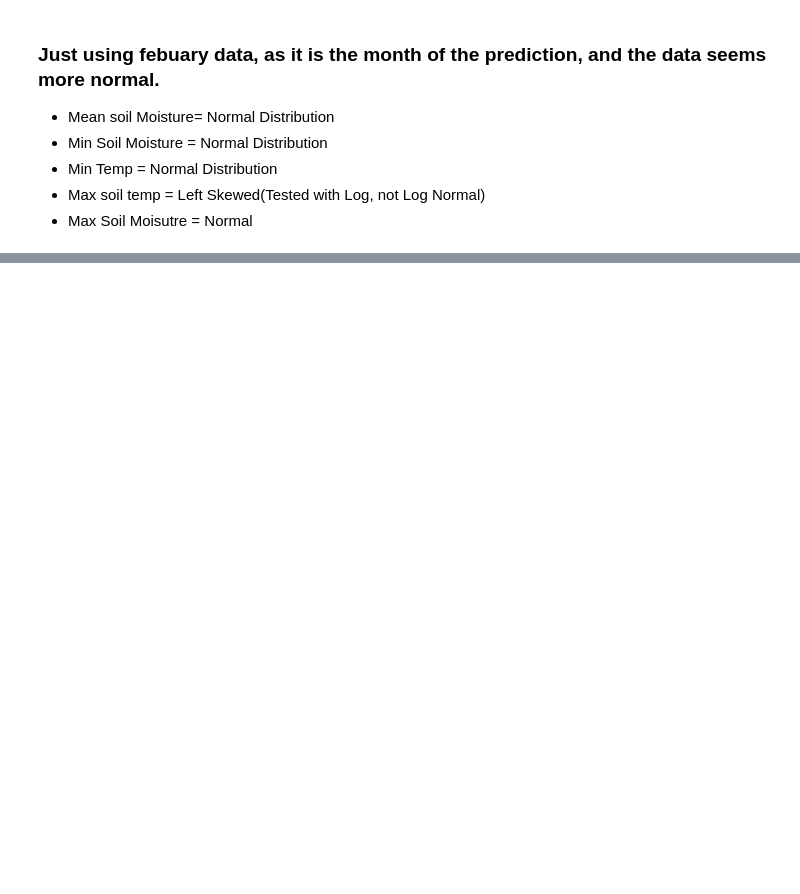
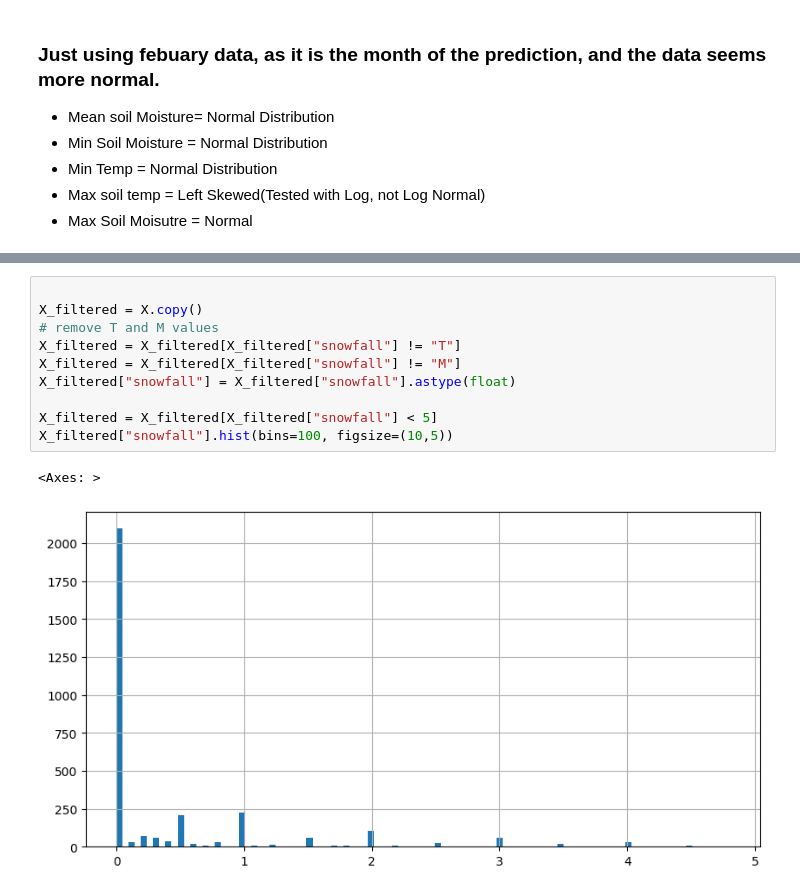
Before and after one commit to bradenkirkpatrick/Machine-Learning-Project-1, a Jupyter notebook: GroundHogProblem.ipynb, the cells around one changed output, grey strips where cells are left out. Saved outputs shown, nothing was run; the diff lists cells and outputs as text; blank space fills up the shorter version.

```diff
--- a/GroundHogProblem.ipynb
+++ b/GroundHogProblem.ipynb
@@ -169,0 +194,13 @@ filtered_X = filtered_X[filtered_X["max_soil_temp"] > 0]
+# %%
+
+X_filtered = X.copy()
+# remove T and M values
+X_filtered = X_filtered[X_filtered["snowfall"] != "T"]
+X_filtered = X_filtered[X_filtered["snowfall"] != "M"]
+X_filtered["snowfall"] = X_filtered["snowfall"].astype(float)
+
+X_filtered = X_filtered[X_filtered["snowfall"] < 5]
+X_filtered["snowfall"].hist(bins=100, figsize=(10,5))
+# %% [output]
+<Axes: >
+[figure, added]
```
Also changed, not shown: parts of 9 cells of this notebook.
